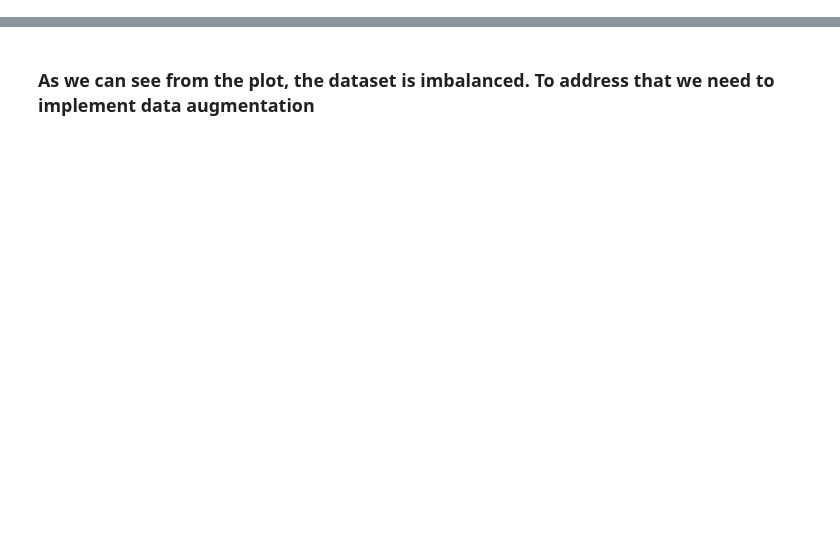
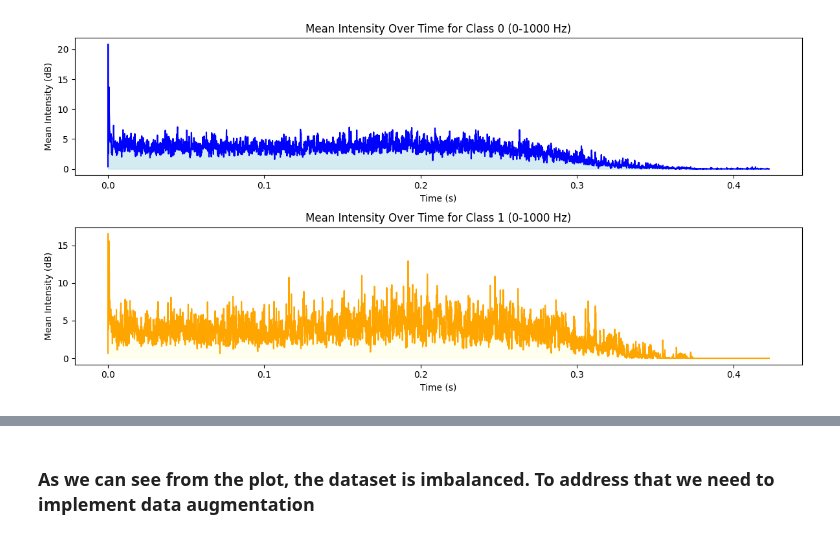
Before and after one commit to YouRekt/ML-intro, a Jupyter notebook: eda.ipynb, the cells around one changed output, grey strips where cells are left out. Cells and saved outputs as stored; diff of their text form; code cells hidden in the pictures; blank space fills up the shorter version.

```diff
--- a/eda.ipynb
+++ b/eda.ipynb
@@ -93,0 +160,92 @@ Name: sample rate, dtype: float64
+# %%
+def plot_temporal_intensity(filepath, class_1_speakers):
+    class_0_spectrograms = []
+    class_1_spectrograms = []
+
+    # Load and compute spectrograms
+    for file in os.listdir(filepath):
+        audio, sr = librosa.load(os.path.join(filepath, file), sr=None)
+        trimmed, _ = librosa.effects.trim(audio, top_db=20)
+        S = librosa.feature.melspectrogram(y=trimmed, sr=sr)
+
+        if file.split('_')[0] in class_1_speakers:
+            class_1_spectrograms.append(S)
+        else:
+            class_0_spectrograms.append(S)
+
+    # Check shapes of loaded spectrograms
+    print(f"Class 0 spectrograms count: {len(class_0_spectrograms)}")
+    print(f"Class 1 spectrograms count: {len(class_1_spectrograms)}")
+
+    # Pad or truncate spectrograms to ensure consistent shapes
+    def pad_spectrograms(spectrograms, max_length):
+        padded = []
+        for s in spectrograms:
+            if s.shape[1] < max_length:
+                # Pad with zeros on the right
+                padded_s = np.pad(s, ((0, 0), (0, max_length - s.shape[1])), mode='constant')
+            else:
+                # Truncate to max_length
+                padded_s = s[:, :max_length]
+            padded.append(padded_s)
+        return padded
+
+    max_length_class_0 = max(s.shape[1] for s in class_0_spectrograms) if class_0_spectrograms else 0
+    max_length_class_1 = max(s.shape[1] for s in class_1_spectrograms) if class_1_spectrograms else 0
+    max_length = max(max_length_class_0, max_length_class_1)
+
+    class_0_spectrograms_padded = pad_spectrograms(class_0_spectrograms, max_length)
+    class_1_spectrograms_padded = pad_spectrograms(class_1_spectrograms, max_length)
+
+    # Calculate mean spectrogram over time for each class
+    mean_class_0 = np.mean(class_0_spectrograms_padded, axis=0)
+    mean_class_1 = np.mean(class_1_spectrograms_padded, axis=0)
+
+    # Print shapes of mean spectrograms
+    print(f"Mean Class 0 shape: {mean_class_0.shape}")
+    print(f"Mean Class 1 shape: {mean_class_1.shape}")
+
+    # Calculate average intensity for a specific frequency band (e.g., 0-1000 Hz)
+    frequency_bins = librosa.mel_frequencies(n_mels=mean_class_0.shape[0])
+
+    # You can choose the frequency range you want to visualize
+    freq_range_indices = frequency_bins <= 1000
+    mean_class_0_reduced = mean_class_0[freq_range_indices, :].mean(axis=0)  # Average over frequency
+    mean_class_1_reduced = mean_class_1[freq_range_indices, :].mean(axis=0)
+
+    # Time axis based on the number of frames in the mean spectrogram
+    time = np.linspace(0, max_length / sr, mean_class_0.shape[1])  # Time for each frame
+
+    # Print shapes for debugging
+    print(f"Time shape: {time.shape}")
+    print(f"Mean Class 0 reduced shape: {mean_class_0_reduced.shape}")
+    print(f"Mean Class 1 reduced shape: {mean_class_1_reduced.shape}")
+
+    # Ensure that the time array matches the number of time frames
+    time = time[:mean_class_0_reduced.shape[0]]
+
+    # Plot
+    plt.figure(figsize=(12, 6))
+
+    # Class 0
+    plt.subplot(2, 1, 1)
+    plt.plot(time, mean_class_0_reduced, label='Mean Intensity (Class 0)', color='blue')
+    plt.fill_between(time, mean_class_0_reduced, color='lightblue', alpha=0.5)
+    plt.title('Mean Intensity Over Time for Class 0 (0-1000 Hz)')
+    plt.xlabel('Time (s)')
+    plt.ylabel('Mean Intensity (dB)')
+
+    # Class 1
+    plt.subplot(2, 1, 2)
+    plt.plot(time, mean_class_1_reduced, label='Mean Intensity (Class 1)', color='orange')
+    plt.fill_between(time, mean_class_1_reduced, color='lightyellow', alpha=0.5)
+    plt.title('Mean Intensity Over Time for Class 1 (0-1000 Hz)')
+    plt.xlabel('Time (s)')
+    plt.ylabel('Mean Intensity (dB)')
+
+    plt.tight_layout()
+    plt.show()
+
+# Example usage
+plot_temporal_intensity(filepath, class_1_speakers)
+# %% [output]
@@ -93,0 +259 @@ Name: sample rate, dtype: float64
+[figure, added]
```
Also changed, not shown: parts of 8 cells of this notebook.
